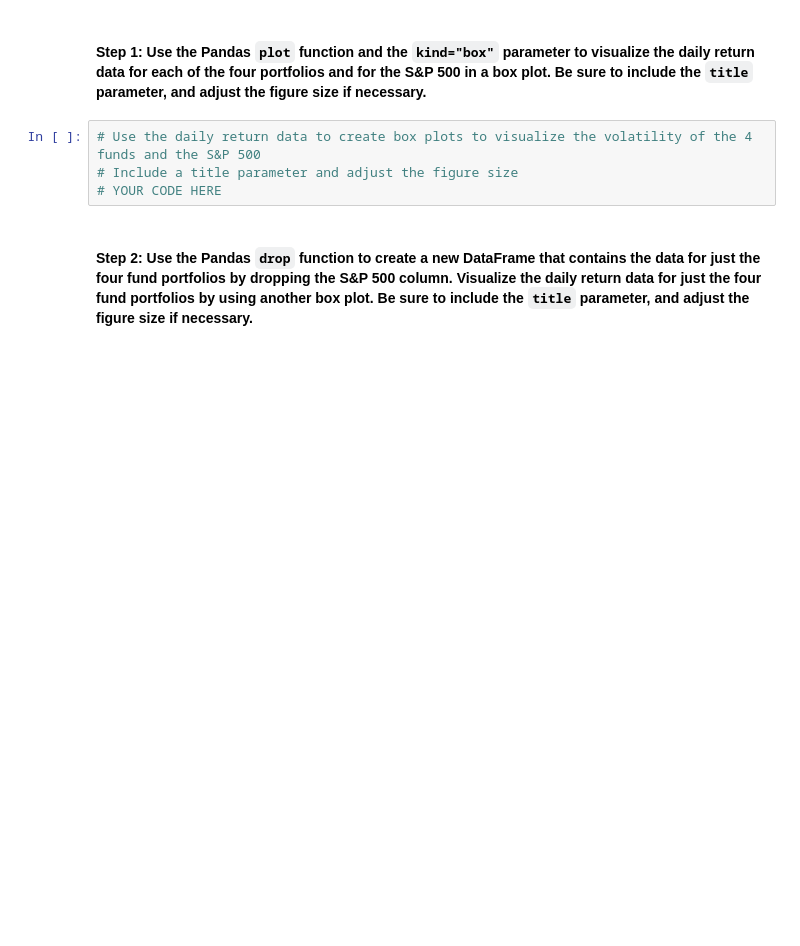
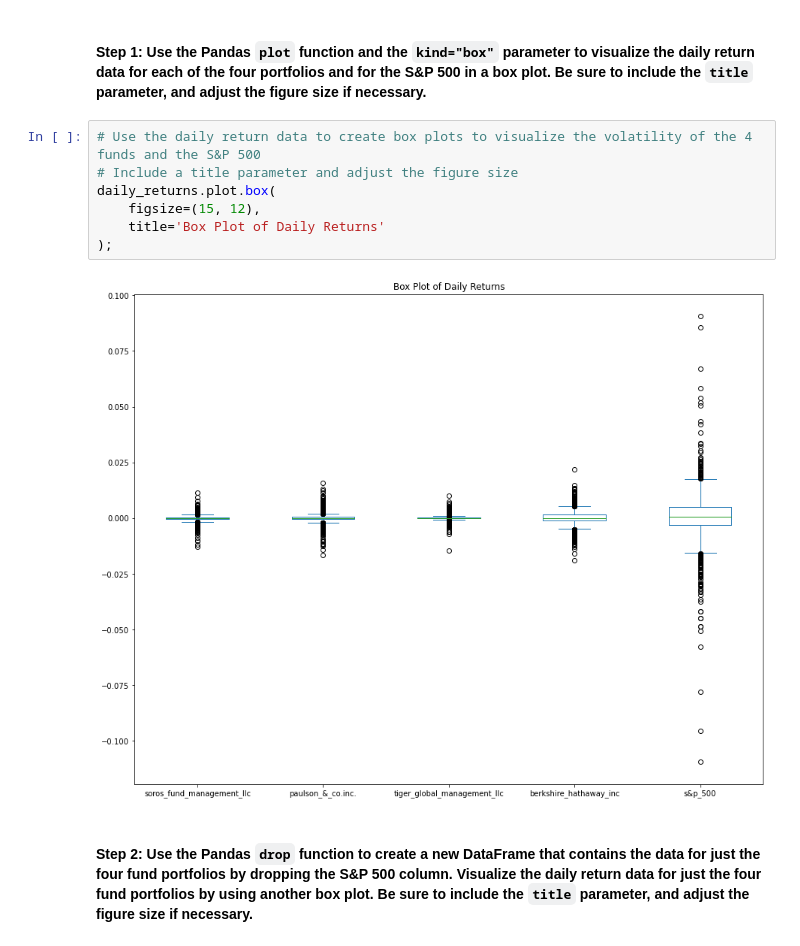
Before and after one commit to jmischung/Portfolio-Risk-Analysis, a Jupyter notebook: risk_return_analysis.ipynb, the cells around one changed output. Drawn from its saved outputs; the diff is of its cells as text; blank space fills up the shorter version.

```diff
--- a/risk_return_analysis.ipynb
+++ b/risk_return_analysis.ipynb
@@ -233,7 +233,12 @@ Analyze the volatility of each of the four fund portfolios and of the S&P 500 In
 # %%
 # Use the daily return data to create box plots to visualize the volatility of the 4 funds and the S&P 500
 # Include a title parameter and adjust the figure size
-# YOUR CODE HERE
+daily_returns.plot.box(
+    figsize=(15, 12),
+    title='Box Plot of Daily Returns'
+);
+# %% [output]
+[figure, added]
 # %% [markdown]
 #### Step 2: Use the Pandas `drop` function to create a new DataFrame that contains the data for just the four fund portfolios by dropping the S&P 500 column. Visualize the daily return data for just the four fund portfolios by using another box plot. Be sure to include the `title` parameter, and adjust the figure size if necessary.
 # %%
```
Also changed, not shown: parts of 2 cells of this notebook.
